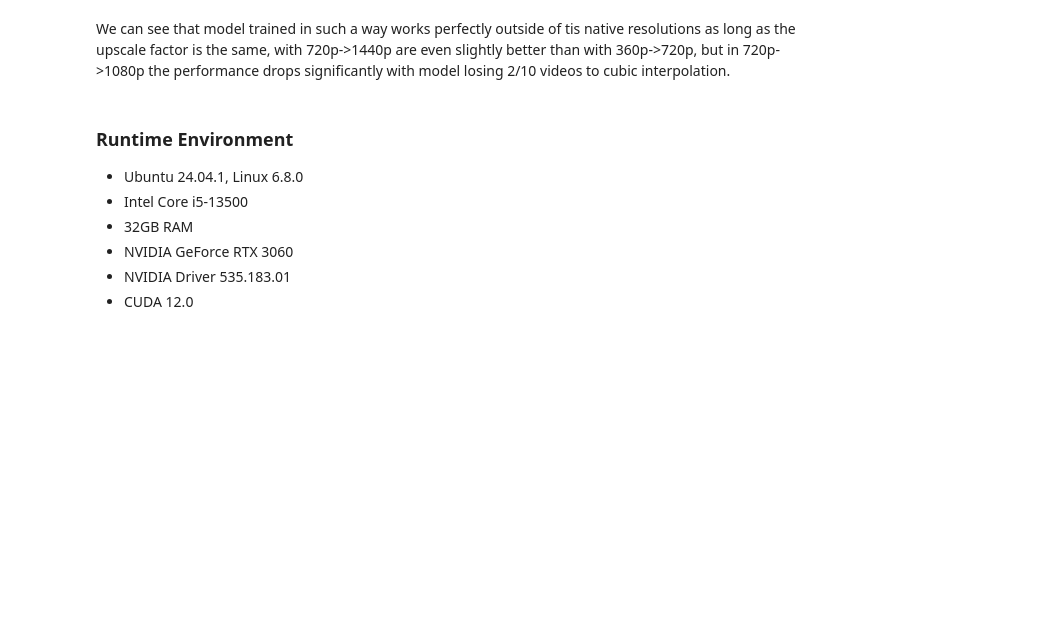
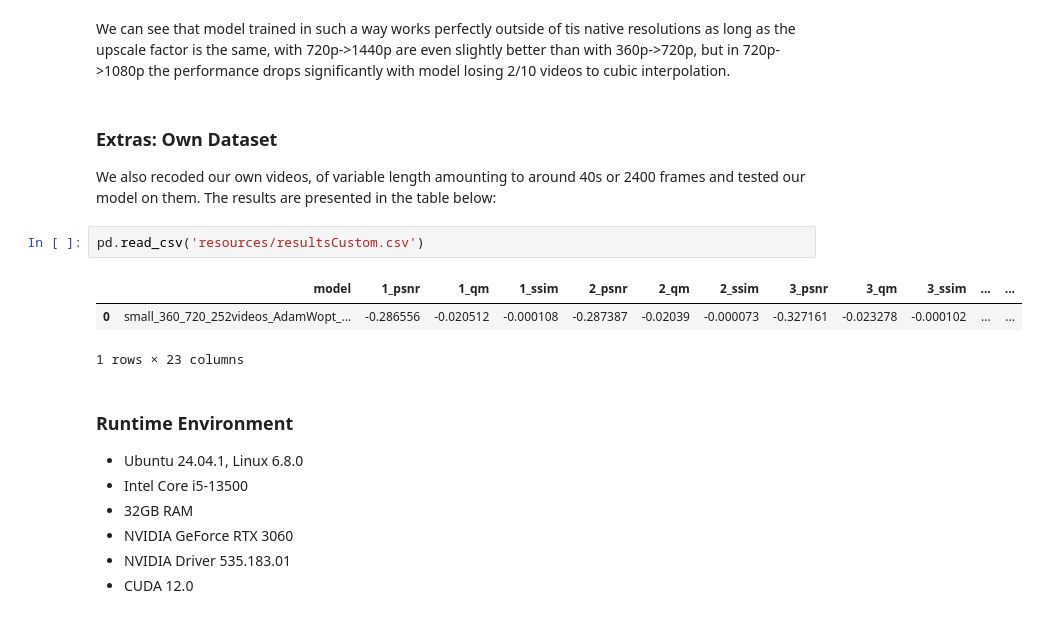
Before and after one commit to Dawid64/super-enhanced-resolution, a Jupyter notebook: Report.ipynb, the cells around one changed output. Cells and saved outputs as stored; diff of their text form; blank space fills up the shorter version.

Commit message:
add custom results

```diff
--- a/Report.ipynb
+++ b/Report.ipynb
@@ -671,6 +671,16 @@ pd.read_csv('resources/resultsFHD.csv')
 1 rows × 35 columns
 # %% [markdown]
 We can see that model trained in such a way works perfectly outside of tis native resolutions as long as the upscale factor is the same, with 720p->1440p are even slightly better than with 360p->720p, but in 720p->1080p the performance drops significantly with model losing 2/10 videos to cubic interpolation.
+# %% [markdown]
+### Extras: Own Dataset
+
+We also recoded our own videos, of variable length amounting to around 40s or 2400 frames and tested our model on them. The results are presented in the table below:
+# %%
+pd.read_csv('resources/resultsCustom.csv')
+# %% [output]
+|  | model | 1_psnr | 1_qm | 1_ssim | 2_psnr | 2_qm | 2_ssim | 3_psnr | 3_qm | 3_ssim | ... | ... |
+| 0 | small_360_720_252videos_AdamWopt_... | -0.286556 | -0.020512 | -0.000108 | -0.287387 | -0.02039 | -0.000073 | -0.327161 | -0.023278 | -0.000102 | ... | ... |
+1 rows × 23 columns
 # %% [markdown]
 ### Runtime Environment
 
```
Also changed, not shown: 1 other file.
